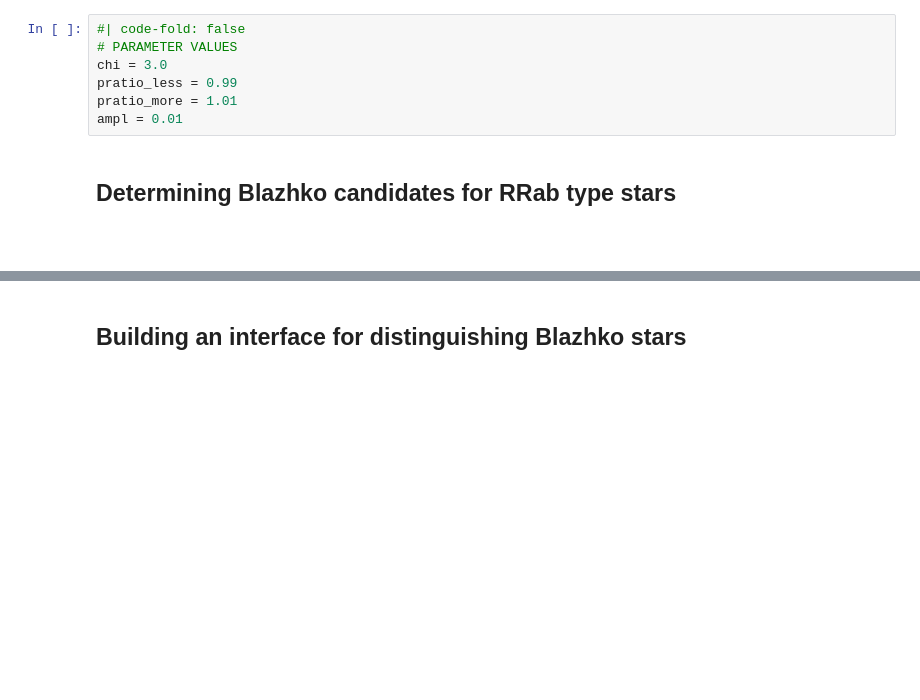
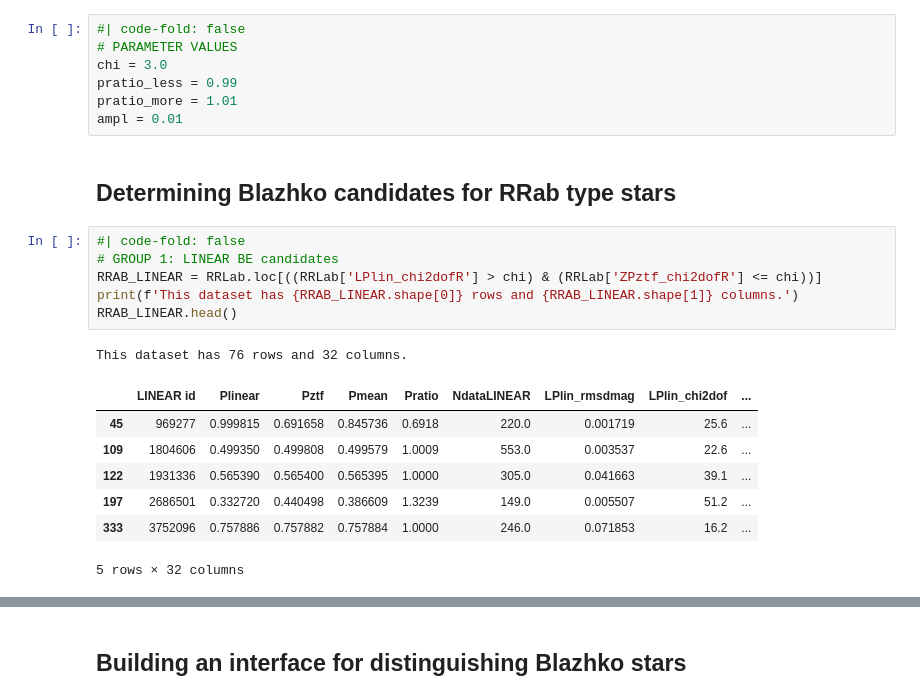
Before and after one commit to emadonev/var_stars, a Jupyter notebook: nbs/04_Searching_for_Blazhko_stars.ipynb, the cells around one changed output, grey strips where cells are left out. Saved outputs shown, nothing was run; the diff lists cells and outputs as text; blank space fills up the shorter version.

```diff
--- a/nbs/04_Searching_for_Blazhko_stars.ipynb
+++ b/nbs/04_Searching_for_Blazhko_stars.ipynb
@@ -309,5 +316,18 @@ pratio_more = 1.01
 ampl = 0.01
 # %% [markdown]
 ## Determining Blazhko candidates for RRab type stars
-# %% [markdown]
-###
+# %%
+#| code-fold: false
+# GROUP 1: LINEAR BE candidates
+RRAB_LINEAR = RRLab.loc[((RRLab['LPlin_chi2dofR'] > chi) & (RRLab['ZPztf_chi2dofR'] <= chi))]
+print(f'This dataset has {RRAB_LINEAR.shape[0]} rows and {RRAB_LINEAR.shape[1]} columns.')
+RRAB_LINEAR.head()
+# %% [output]
+This dataset has 76 rows and 32 columns.
+|  | LINEAR id | Plinear | Pztf | Pmean | Pratio | NdataLINEAR | LPlin_rmsdmag | LPlin_chi2dof | ... |
+| 45 | 969277 | 0.999815 | 0.691658 | 0.845736 | 0.6918 | 220.0 | 0.001719 | 25.6 | ... |
+| 109 | 1804606 | 0.499350 | 0.499808 | 0.499579 | 1.0009 | 553.0 | 0.003537 | 22.6 | ... |
+| 122 | 1931336 | 0.565390 | 0.565400 | 0.565395 | 1.0000 | 305.0 | 0.041663 | 39.1 | ... |
+| 197 | 2686501 | 0.332720 | 0.440498 | 0.386609 | 1.3239 | 149.0 | 0.005507 | 51.2 | ... |
+| 333 | 3752096 | 0.757886 | 0.757882 | 0.757884 | 1.0000 | 246.0 | 0.071853 | 16.2 | ... |
+5 rows × 32 columns
```
Also changed, not shown: parts of 28 cells of this notebook, 7 other files.
